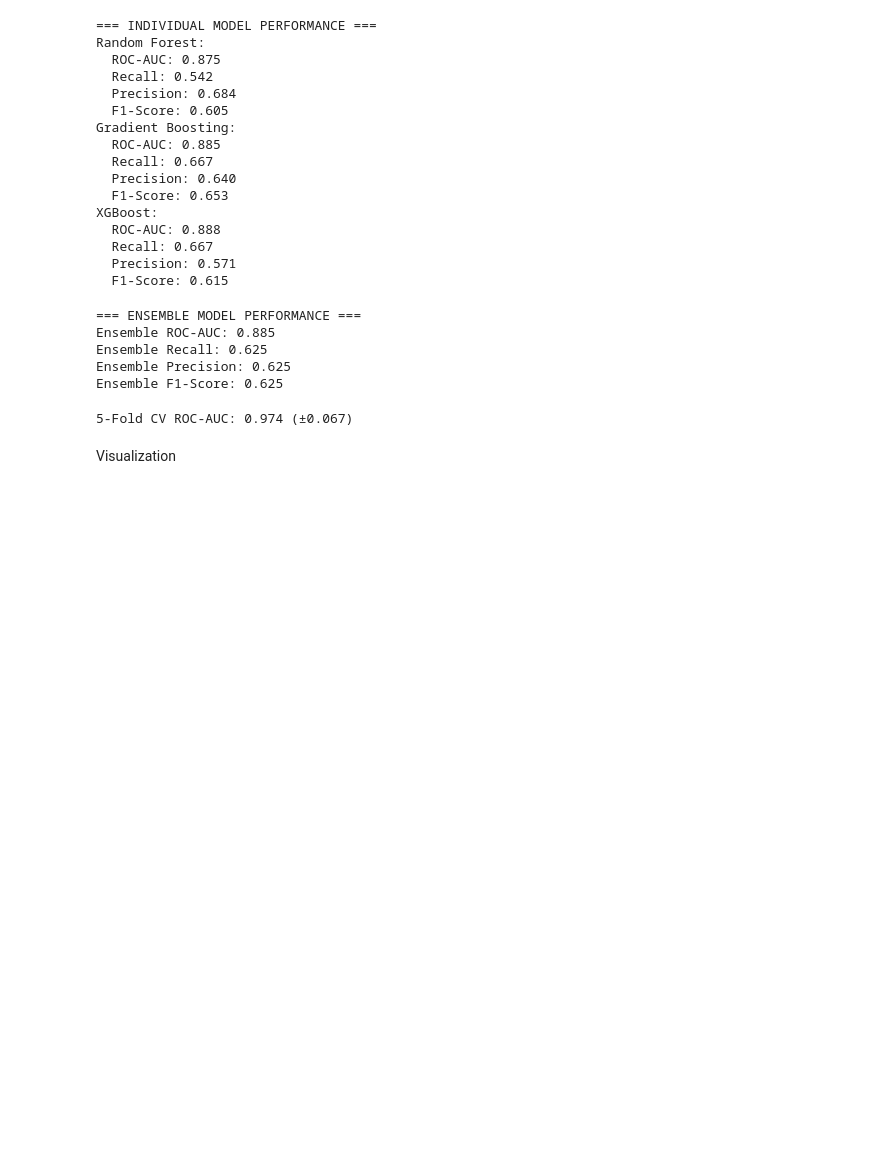
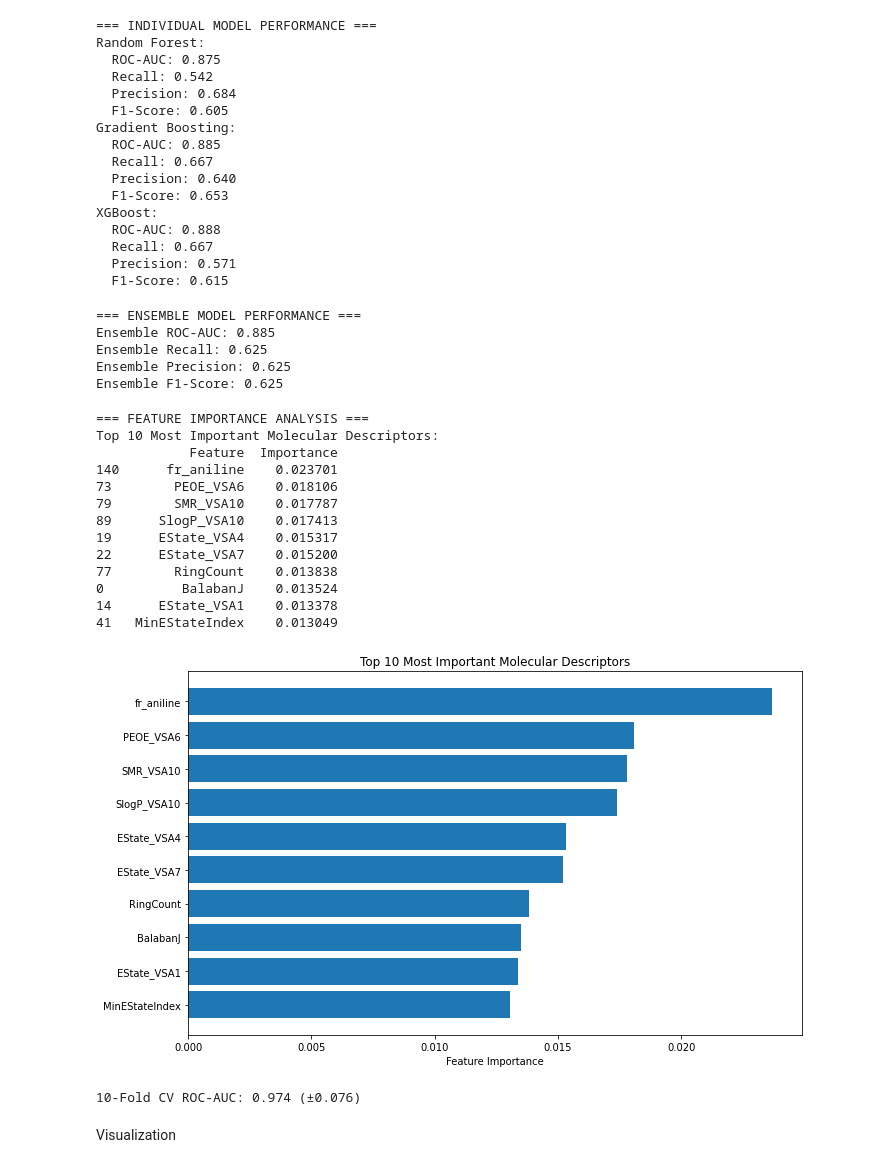
Before and after one commit to SrikarSistla08/Prediction-of-Drug-Induced-Auto-Immunity-Using-Ensemble-Machine-Learning, a Jupyter notebook: DrgInd.ipynb, the cells around one changed output. Cells and saved outputs as stored; diff of their text form; code cells hidden in the pictures; blank space fills up the shorter version.

```diff
--- a/DrgInd.ipynb
+++ b/DrgInd.ipynb
@@ -108,12 +112,55 @@ Ensemble ROC-AUC: 0.885
 Ensemble Recall: 0.625
 Ensemble Precision: 0.625
 Ensemble F1-Score: 0.625
+# %%
+#8. Feature Importance Analysis
+print("\n=== FEATURE IMPORTANCE ANALYSIS ===")
+
+# Get feature importance from Random Forest
+rf_model.fit(X_train_balanced, y_train_balanced)
+feature_importance = rf_model.feature_importances_
+feature_names = X.columns
+
+# Create feature importance dataframe
+importance_df = pd.DataFrame({
+    'Feature': feature_names,
+    'Importance': feature_importance
+}).sort_values('Importance', ascending=False)
+
+print("Top 10 Most Important Molecular Descriptors:")
+print(importance_df.head(10))
+
+# Plot top features
+plt.figure(figsize=(10, 6))
+top_features = importance_df.head(10)
+plt.barh(range(len(top_features)), top_features['Importance'])
+plt.yticks(range(len(top_features)), top_features['Feature'])
+plt.xlabel('Feature Importance')
+plt.title('Top 10 Most Important Molecular Descriptors')
+plt.gca().invert_yaxis()
+plt.tight_layout()
+plt.show()
+# %% [output]
+=== FEATURE IMPORTANCE ANALYSIS ===
+Top 10 Most Important Molecular Descriptors:
+            Feature  Importance
+140      fr_aniline    0.023701
+73        PEOE_VSA6    0.018106
+79        SMR_VSA10    0.017787
+89      SlogP_VSA10    0.017413
+19      EState_VSA4    0.015317
+22      EState_VSA7    0.015200
+77        RingCount    0.013838
+0          BalabanJ    0.013524
+14      EState_VSA1    0.013378
+41   MinEStateIndex    0.013049
+[figure, added]
 # %%
-# 8. Cross-validation
-cv_scores = cross_val_score(ensemble, X_train_balanced, y_train_balanced, cv=5, scoring='roc_auc')
-print(f"\n5-Fold CV ROC-AUC: {cv_scores.mean():.3f} (±{cv_scores.std()*2:.3f})")
+# 9. Cross-validation
+cv_scores = cross_val_score(ensemble, X_train_balanced, y_train_balanced, cv=10, scoring='roc_auc')
+print(f"\n10-Fold CV ROC-AUC: {cv_scores.mean():.3f} (±{cv_scores.std()*2:.3f})")
 # %% [output]
-5-Fold CV ROC-AUC: 0.974 (±0.067)
+10-Fold CV ROC-AUC: 0.974 (±0.076)
 # %% [markdown]
 Visualization
 # %%
```
Also changed, not shown: parts of 7 cells of this notebook.
